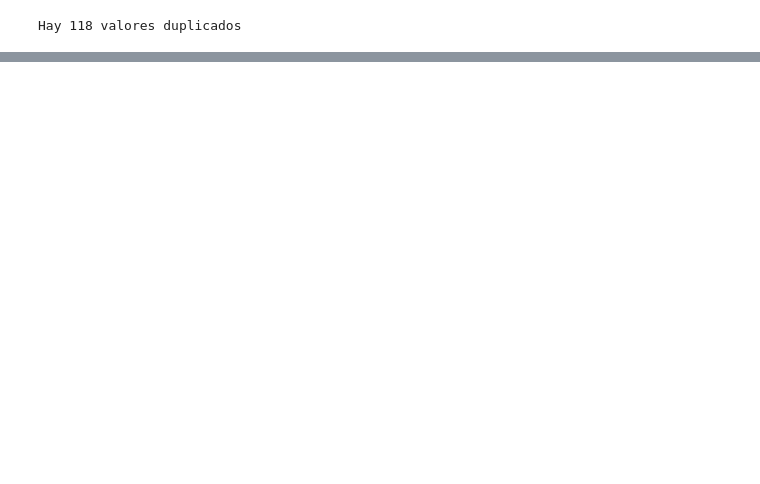
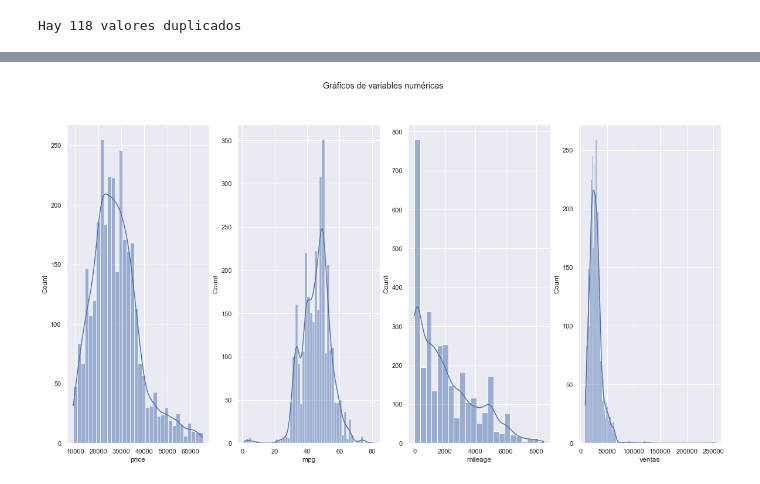
Before and after one commit to carloscabruja/EDA_Autos, a Jupyter notebook: exploratory_data_analysis.ipynb, the cells around one changed output, grey strips where cells are left out. Saved outputs shown, nothing was run; the diff lists cells and outputs as text; code cells hidden in the pictures; blank space fills up the shorter version.

```diff
--- a/exploratory_data_analysis.ipynb
+++ b/exploratory_data_analysis.ipynb
@@ -118,0 +248,16 @@ array([2. , 1.5, 1. , 3. , 1.4, 1.6, 1.2, 2.4, 5. , 2.5, 0. , 2.8, 1.8,
+# %%
+# graficos de distribución de precio, mpg, mileage
+fig, axs = plt.subplots(nrows=1, ncols=4, figsize=(20,10), sharey='none')
+fig.suptitle('Gráficos de variables numéricas')
+
+    # gráfico de precio
+sns.histplot(df.price, kde=True, ax=axs[0])
+    # gráfico de mpg
+sns.histplot(df.mpg, kde=True, ax=axs[1])
+    # gráfico de mileage
+sns.histplot(df.mileage, kde=True, ax=axs[2])
+    # gráfico de ventas
+sns.histplot(df.ventas, kde=True, ax=axs[3])
+plt.show()
+# %% [output]
+[figure, added]
```
Also changed, not shown: parts of 33 cells of this notebook, 3 other files.
